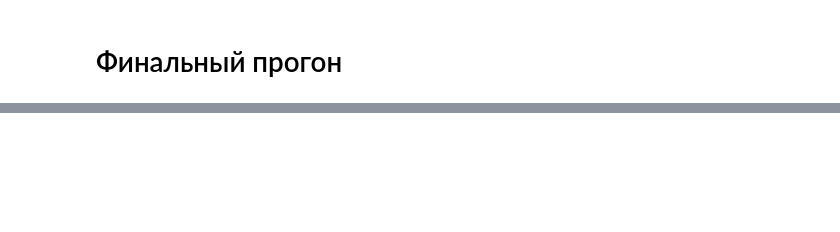
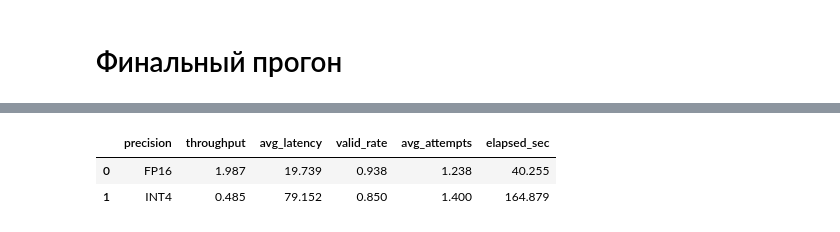
Before and after one commit to RYueV/marketplace-product-cards, a Jupyter notebook: notebooks/05_batching_benchmark.ipynb, the cells around one changed output, grey strips where cells are left out. Saved outputs shown, nothing was run; the diff lists cells and outputs as text; code cells hidden in the pictures; blank space fills up the shorter version.

```diff
--- a/notebooks/05_batching_benchmark.ipynb
+++ b/notebooks/05_batching_benchmark.ipynb
@@ -235,0 +384,2 @@ experiment_df[
+# %%
+experiment_items_large = prepared_benchmark[:80]
@@ -270,0 +484,8 @@ print(f"Стоимость <= 25 ₽: {cost_vllm_per_1000 <= 25}")
+# %%
+fp16_metrics = next(
+    result
+    for result in high_concurrency_results
+    if result["concurrency"] == 48
+)
+
+fp16_metrics
@@ -270,0 +508,10 @@ print(f"Стоимость <= 25 ₽: {cost_vllm_per_1000 <= 25}")
+# %%
+_, int4_metrics = await run_benchmark(
+    items=experiment_items_large,
+    concurrency=48,
+    client=client,
+    model_name=model_name,
+    generation_params=generation_params,
+)
+
+int4_metrics
@@ -270,0 +533,25 @@ print(f"Стоимость <= 25 ₽: {cost_vllm_per_1000 <= 25}")
+# %%
+precision_comparison = pd.DataFrame([
+    {
+        "precision": "FP16",
+        "throughput": fp16_metrics["throughput"],
+        "avg_latency": fp16_metrics["avg_latency"],
+        "valid_rate": fp16_metrics["valid_rate"],
+        "avg_attempts": fp16_metrics["avg_attempts"],
+        "elapsed_sec": fp16_metrics["elapsed_sec"],
+    },
+    {
+        "precision": "INT4",
+        "throughput": int4_metrics["throughput"],
+        "avg_latency": int4_metrics["avg_latency"],
+        "valid_rate": int4_metrics["valid_rate"],
+        "avg_attempts": int4_metrics["avg_attempts"],
+        "elapsed_sec": int4_metrics["elapsed_sec"],
+    },
+])
+
+precision_comparison.round(3)
+# %% [output]
+|  | precision | throughput | avg_latency | valid_rate | avg_attempts | elapsed_sec |
+| 0 | FP16 | 1.987 | 19.739 | 0.938 | 1.238 | 40.255 |
+| 1 | INT4 | 0.485 | 79.152 | 0.850 | 1.400 | 164.879 |
```
Also changed, not shown: parts of 22 cells of this notebook.
